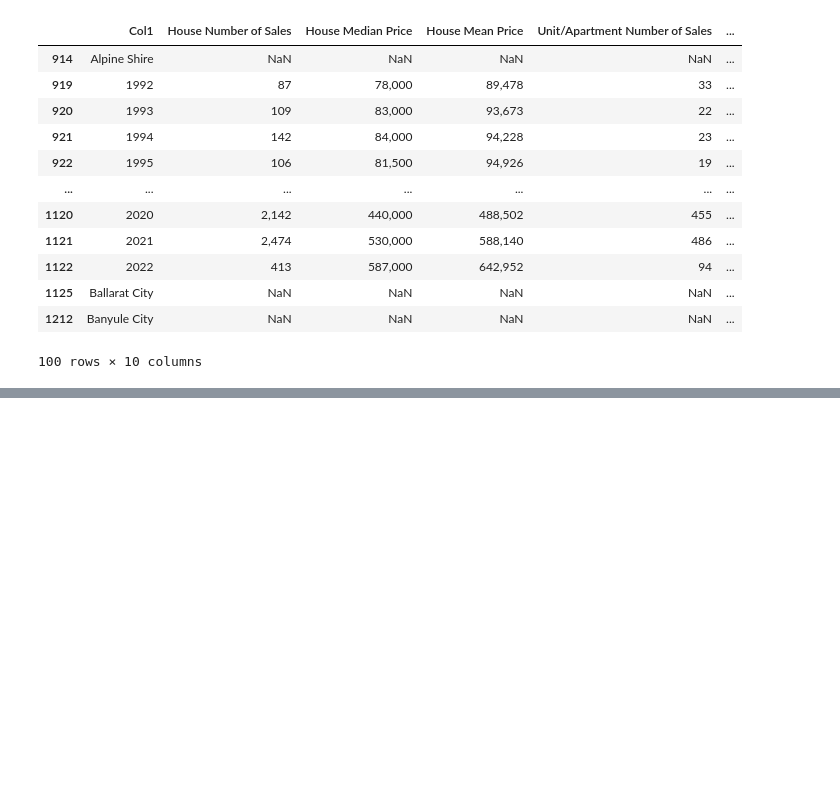
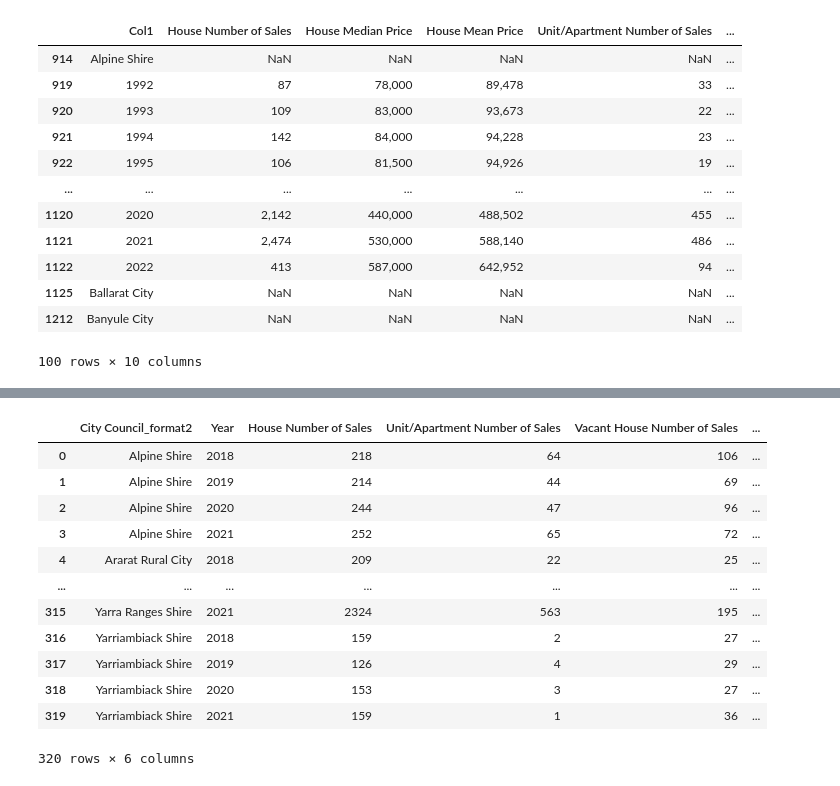
Before and after one commit to Abhidnya05/Project1Group1, a Jupyter notebook: Cleaning_house_data_csv.ipynb, the cells around one changed output, grey strips where cells are left out. Cells and saved outputs as stored; diff of their text form; code cells hidden in the pictures; blank space fills up the shorter version.

```diff
--- a/Cleaning house data csv.ipynb
+++ b/Cleaning_house_data_csv.ipynb
@@ -200,0 +269,4 @@ filtered_house_df
+# %%
+# Replace Moreland City with Merri-Bec
+filtered_house_df["City Council_format2"]=filtered_house_df["City Council_format2"].replace("Moreland City","Merri-Bec")
+filtered_house_df.columns
@@ -200,0 +281,9 @@ filtered_house_df
+# %%
+# Reorder columns
+cols_order=['City Council_format2','Year','House Number of Sales', 'House Median Price',
+       'House Mean Price', 'Unit/Apartment Number of Sales',
+       'Unit/Apartment Median Price', 'Unit/Apartment Mean Price',
+       'Vacant House Number of Sales', 'Vacant House Median Price',
+       'Vacant House Mean Price', 'Total Number of Sales']
+filtered_house_df=filtered_house_df[cols_order]
+filtered_house_df.head(5)
@@ -200,0 +315,21 @@ filtered_house_df
+# %%
+# Keep the data we need for analysing
+years=['2018 ', '2019 ','2020 ', '2021 ']
+filtered_house_df=filtered_house_df[filtered_house_df["Year"].isin(years)]
+filtered_house_df=filtered_house_df[['City Council_format2', 'Year', 'House Number of Sales','Unit/Apartment Number of Sales','Vacant House Number of Sales', 'Total Number of Sales']]
+filtered_house_df=filtered_house_df.reset_index(drop=True)
+filtered_house_df
+# %% [output]
+|  | City Council_format2 | Year | House Number of Sales | Unit/Apartment Number of Sales | Vacant House Number of Sales | ... |
+| 0 | Alpine Shire | 2018 | 218 | 64 | 106 | ... |
+| 1 | Alpine Shire | 2019 | 214 | 44 | 69 | ... |
+| 2 | Alpine Shire | 2020 | 244 | 47 | 96 | ... |
+| 3 | Alpine Shire | 2021 | 252 | 65 | 72 | ... |
+| 4 | Ararat Rural City | 2018 | 209 | 22 | 25 | ... |
+| ... | ... | ... | ... | ... | ... | ... |
+| 315 | Yarra Ranges Shire | 2021 | 2324 | 563 | 195 | ... |
+| 316 | Yarriambiack Shire | 2018 | 159 | 2 | 27 | ... |
+| 317 | Yarriambiack Shire | 2019 | 126 | 4 | 29 | ... |
+| 318 | Yarriambiack Shire | 2020 | 153 | 3 | 27 | ... |
+| 319 | Yarriambiack Shire | 2021 | 159 | 1 | 36 | ... |
+320 rows × 6 columns
```
Also changed, not shown: parts of 9 cells of this notebook, 1 other file.
